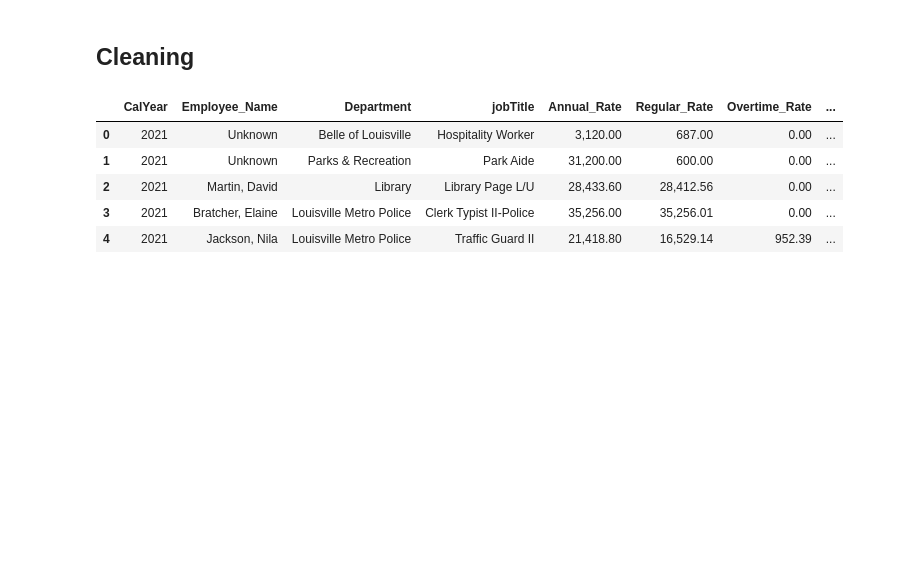
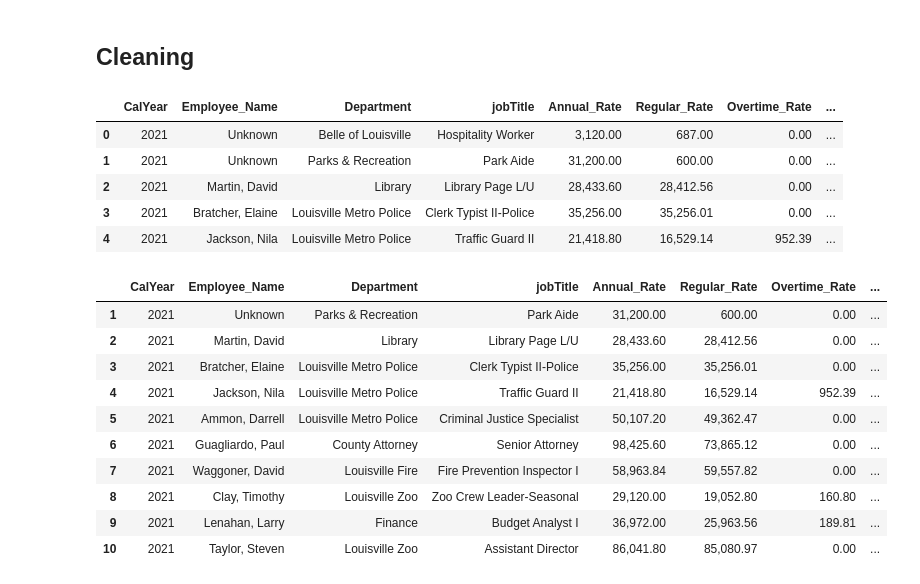
Before and after one commit to dmorton714/Louisville_stats, a Jupyter notebook: SalStudy/sal.ipynb, the cells around one changed output. Saved outputs shown, nothing was run; the diff lists cells and outputs as text; code cells hidden in the pictures; blank space fills up the shorter version.

```diff
--- a/SalStudy/sal.ipynb
+++ b/SalStudy/sal.ipynb
@@ -84,3 +76,41 @@ sal.head()
 | 2 | 2021 | Martin, David | Library | Library Page L/U | 28,433.60 | 28,412.56 | 0.00 | ... |
 | 3 | 2021 | Bratcher, Elaine | Louisville Metro Police | Clerk Typist II-Police | 35,256.00 | 35,256.01 | 0.00 | ... |
 | 4 | 2021 | Jackson, Nila | Louisville Metro Police | Traffic Guard II | 21,418.80 | 16,529.14 | 952.39 | ... |
+# %%
+# hr rate and converts to min wage if less than 7.25
+sal["Hr_Rate"] = sal["Annual_Rate"] / 2080
+sal["Hr_Rate"] = sal["Hr_Rate"].mask(sal["Hr_Rate"] < 7.25, 7.25)
+
+# cal Overtime rate
+sal["Ot_Rate"] = sal["Hr_Rate"] * 1.5
+
+# finding and filtering out part time employees
+sal['Reg_Hours'] = sal["Annual_Rate"] / sal["Hr_Rate"]
+sal = sal[sal['Reg_Hours'] >= 2080]
+
+# calculating overtime hours
+sal['Ot_Hours'] = sal["Overtime_Rate"] / sal["Ot_Rate"]
+
+sal['Total_Hours'] = sal['Reg_Hours'] + sal['Ot_Hours']
+
+sal["Weeks_Worked"] = sal["Regular_Rate"] / (sal["Hr_Rate"] * 40)
+
+sal["Reg_Hrs_per_Week"] = sal["Regular_Rate"] / (sal["Hr_Rate"] * sal["Weeks_Worked"])
+
+sal["Ot_Hrs_per_Week"] = sal["Overtime_Rate"] / (sal["Ot_Rate"] * sal["Weeks_Worked"])
+
+sal["Avg_Hrs_per_Week"] = sal["Reg_Hrs_per_Week"] + sal["Ot_Hrs_per_Week"]
+
+sal.head(10)
+# %% [output]
+|  | CalYear | Employee_Name | Department | jobTitle | Annual_Rate | Regular_Rate | Overtime_Rate | ... |
+| 1 | 2021 | Unknown | Parks & Recreation | Park Aide | 31,200.00 | 600.00 | 0.00 | ... |
+| 2 | 2021 | Martin, David | Library | Library Page L/U | 28,433.60 | 28,412.56 | 0.00 | ... |
+| 3 | 2021 | Bratcher, Elaine | Louisville Metro Police | Clerk Typist II-Police | 35,256.00 | 35,256.01 | 0.00 | ... |
+| 4 | 2021 | Jackson, Nila | Louisville Metro Police | Traffic Guard II | 21,418.80 | 16,529.14 | 952.39 | ... |
+| 5 | 2021 | Ammon, Darrell | Louisville Metro Police | Criminal Justice Specialist | 50,107.20 | 49,362.47 | 0.00 | ... |
+| 6 | 2021 | Guagliardo, Paul | County Attorney | Senior Attorney | 98,425.60 | 73,865.12 | 0.00 | ... |
+| 7 | 2021 | Waggoner, David | Louisville Fire | Fire Prevention Inspector I | 58,963.84 | 59,557.82 | 0.00 | ... |
+| 8 | 2021 | Clay, Timothy | Louisville Zoo | Zoo Crew Leader-Seasonal | 29,120.00 | 19,052.80 | 160.80 | ... |
+| 9 | 2021 | Lenahan, Larry | Finance | Budget Analyst I | 36,972.00 | 25,963.56 | 189.81 | ... |
+| 10 | 2021 | Taylor, Steven | Louisville Zoo | Assistant Director | 86,041.80 | 85,080.97 | 0.00 | ... |
```
Also changed, not shown: parts of 8 cells of this notebook.
